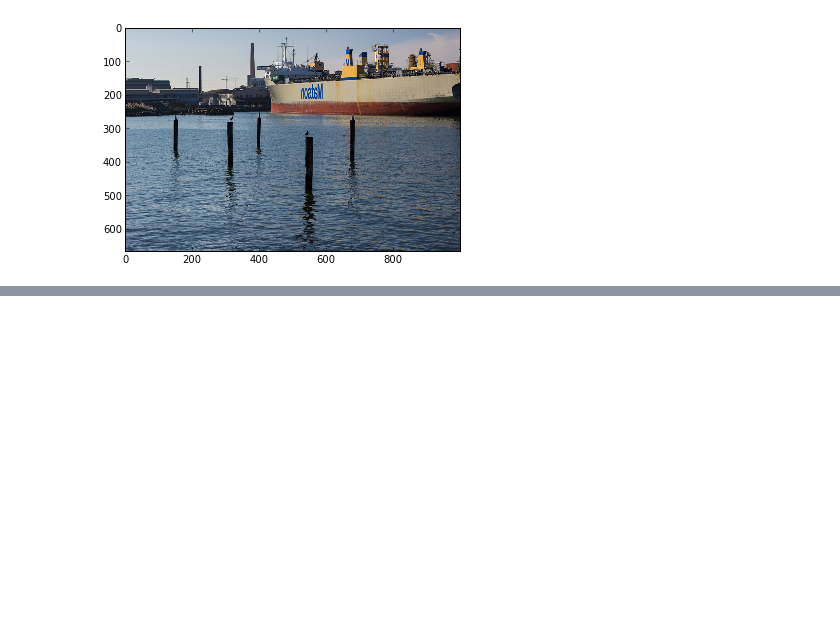
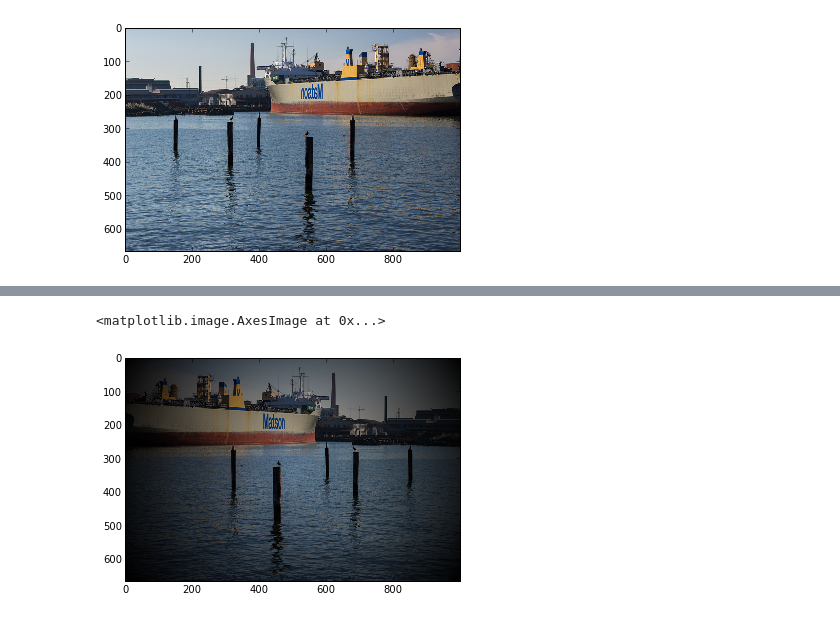
Before and after one commit to jccurtis/homework, a Jupyter notebook: hw5/problem1-client.ipynb, the cells around one changed output, grey strips where cells are left out. Cells and saved outputs as stored; diff of their text form; code cells hidden in the pictures; blank space fills up the shorter version.

```diff
--- a/hw5/problem1-client.ipynb
+++ b/hw5/problem1-client.ipynb
@@ -130,9 +117,12 @@ for i in range(3):
 [figure]
 # %%
 im_temp = zeros_like(im[1])
-im_temp[...,1] = im[1][...,0] #R -> G
-im_temp[...,2] = im[1][...,1] #G -> B
-im_temp[...,0] = im[1][...,2] #B -> R
+for i in range(3):
+    im_temp[...,i] = im[1][...,i-1]
+
+#im_temp[...,1] = im[1][...,0] #R -> G
+#im_temp[...,2] = im[1][...,1] #G -> B
+#im_temp[...,0] = im[1][...,2] #B -> R
 imshow(im_temp)
 # %% [output]
 <matplotlib.image.AxesImage at 0x...>
@@ -151,0 +175,10 @@ im[1].shape
+# %%
+im_mask_norm = 1-im_mask/im_mask.max()
+im_temp_masked = im_temp
+for i in range(3):
+    im_temp_masked[...,i] = im_temp[...,i]*im_mask_norm[...,i]
+#imshow(im_mask_norm)
+imshow(im_temp_masked)
+# %% [output]
+<matplotlib.image.AxesImage at 0x...>
+[figure, added]
```
Also changed, not shown: parts of 9 cells of this notebook, 1 other file.
